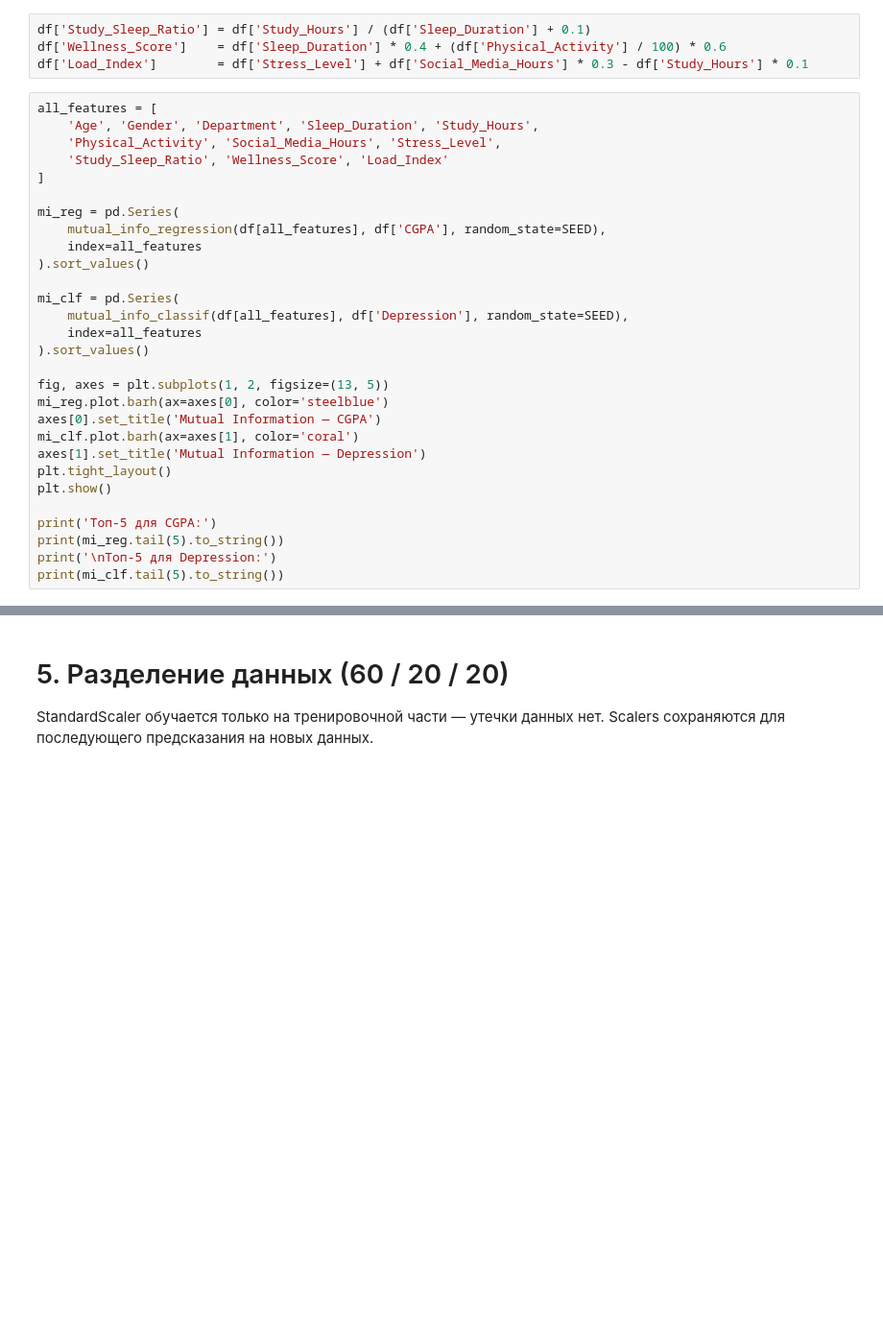
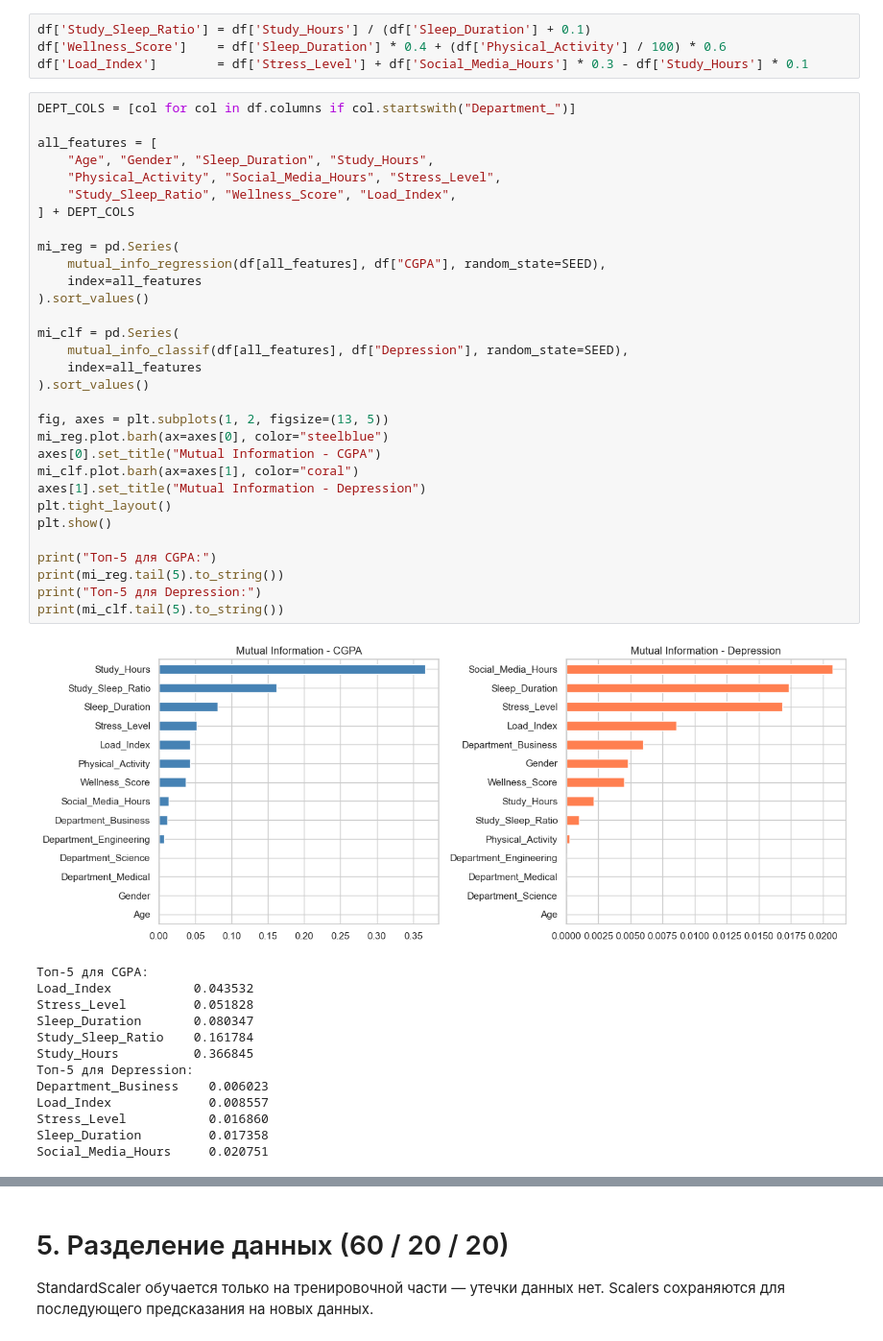
Before and after one commit to alexssokolov007-oss/FW_lab1, a Jupyter notebook: lab1_ml_pipeline.ipynb, the cells around one changed output, grey strips where cells are left out. Shown at 96% size. Drawn from its saved outputs; the diff is of its cells as text; blank space fills up the shorter version.

```diff
--- a/lab1_ml_pipeline.ipynb
+++ b/lab1_ml_pipeline.ipynb
@@ -258,32 +379,48 @@ df['Study_Sleep_Ratio'] = df['Study_Hours'] / (df['Sleep_Duration'] + 0.1)
 df['Wellness_Score']    = df['Sleep_Duration'] * 0.4 + (df['Physical_Activity'] / 100) * 0.6
 df['Load_Index']        = df['Stress_Level'] + df['Social_Media_Hours'] * 0.3 - df['Study_Hours'] * 0.1
 # %%
+DEPT_COLS = [col for col in df.columns if col.startswith("Department_")]
+
 all_features = [
-    'Age', 'Gender', 'Department', 'Sleep_Duration', 'Study_Hours',
-    'Physical_Activity', 'Social_Media_Hours', 'Stress_Level',
-    'Study_Sleep_Ratio', 'Wellness_Score', 'Load_Index'
-]
+    "Age", "Gender", "Sleep_Duration", "Study_Hours",
+    "Physical_Activity", "Social_Media_Hours", "Stress_Level",
+    "Study_Sleep_Ratio", "Wellness_Score", "Load_Index",
+] + DEPT_COLS
 
 mi_reg = pd.Series(
-    mutual_info_regression(df[all_features], df['CGPA'], random_state=SEED),
+    mutual_info_regression(df[all_features], df["CGPA"], random_state=SEED),
     index=all_features
 ).sort_values()
 
 mi_clf = pd.Series(
-    mutual_info_classif(df[all_features], df['Depression'], random_state=SEED),
+    mutual_info_classif(df[all_features], df["Depression"], random_state=SEED),
     index=all_features
 ).sort_values()
 
 fig, axes = plt.subplots(1, 2, figsize=(13, 5))
-mi_reg.plot.barh(ax=axes[0], color='steelblue')
-axes[0].set_title('Mutual Information — CGPA')
-mi_clf.plot.barh(ax=axes[1], color='coral')
-axes[1].set_title('Mutual Information — Depression')
+mi_reg.plot.barh(ax=axes[0], color="steelblue")
+axes[0].set_title("Mutual Information - CGPA")
+mi_clf.plot.barh(ax=axes[1], color="coral")
+axes[1].set_title("Mutual Information - Depression")
 plt.tight_layout()
 plt.show()
 
-print('Топ-5 для CGPA:')
+print("Топ-5 для CGPA:")
 print(mi_reg.tail(5).to_string())
-print('\nТоп-5 для Depression:')
+print("Топ-5 для Depression:")
 print(mi_clf.tail(5).to_string())
+# %% [output]
+[figure, added]
+Топ-5 для CGPA:
+Load_Index           0.043532
+Stress_Level         0.051828
+Sleep_Duration       0.080347
+Study_Sleep_Ratio    0.161784
+Study_Hours          0.366845
+Топ-5 для Depression:
+Department_Business    0.006023
+Load_Index             0.008557
+Stress_Level           0.016860
+Sleep_Duration         0.017358
+Social_Media_Hours     0.020751
 # %%
```
Also changed, not shown: parts of 32 cells of this notebook, 2 other files.
